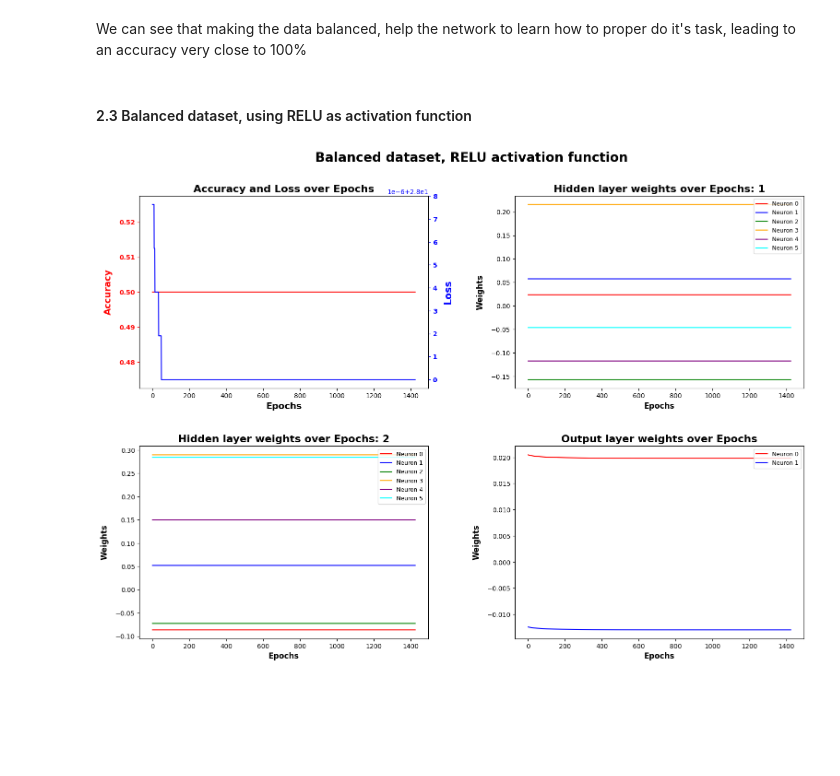
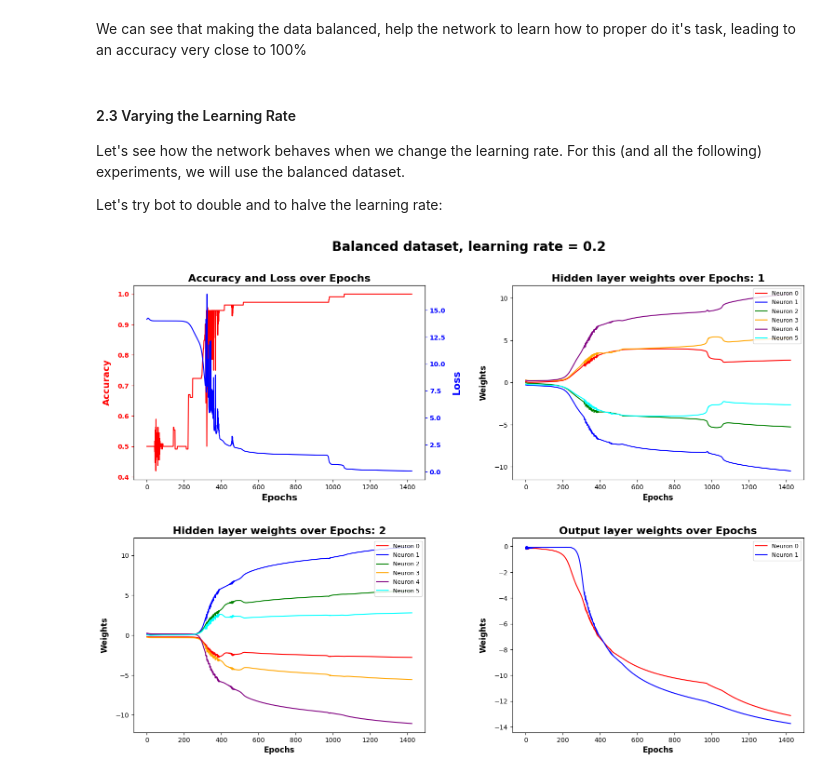
Before and after one commit to IsacPasianotto/dlhw, a Jupyter notebook: Assignment-00/Solution.ipynb, the cells around one changed output. Saved outputs shown, nothing was run; the diff lists cells and outputs as text; code cells hidden in the pictures; blank space fills up the shorter version.

```diff
--- a/Assignment-00/Solution.ipynb
+++ b/Assignment-00/Solution.ipynb
@@ -52,8 +66,8 @@ train_tds: TensorDataset = TensorDataset(x, y)
 train_balanced_tds: TensorDataset = TensorDataset(x_balanced, y_balanced)
 
 # Putting batch_size = # of elements will make the algorithm perform GD instead of SGD
-train_tdl: DataLoader = DataLoader(train_tds, batch_size=len(train_tds))
-train_balanced_tdl: DataLoader = DataLoader(train_balanced_tds, batch_size=len(train_balanced_tds))
+train_tdl: DataLoader = DataLoader(train_tds, batch_size=len(train_tds), shuffle=True)
+train_balanced_tdl: DataLoader = DataLoader(train_balanced_tds, batch_size=len(train_balanced_tds), shuffle=True)
 # %% [markdown]
 ## 1. Network definition
 
@@ -123,15 +137,14 @@ class paper_net(torch.nn.Module):
         x = self.act_fun(self.output(x))
         return x
 # %%
-def loss_fn(y_pred: Tensor, y_true: Tensor, dtype: torch.dtype = STD_DTYPE) -> Tensor:
+def loss_fn(y_pred: Tensor, y_true: Tensor) -> Tensor:
     """
     Compute the loss function.
     :param y_pred: the predicted values.
     :param y_true: the true values.
-    :param dtype: the data type of the tensors. Default is torch.float32.
     :return: the loss value.
     """
-    return .5 * torch.sum(torch.pow(y_pred - y_true, 2), dtype=dtype)
+    return .5 * torch.sum(torch.pow(y_pred - y_true, 2))
 # %% [markdown]
 #### 1.1 Training the network, storing the weights and the losses
 
@@ -146,7 +159,6 @@ def train_net(net: torch.nn.Module,
               loss_function = loss_fn,
               n_epochs: int = N_HEPOCHS,
               lr: float = 0.1,
-              mom: float = 0.9,
               dtype: torch.dtype = STD_DTYPE,
               debug: bool = False,
               verbose: bool = False
@@ -179,7 +191,7 @@ def train_net(net: torch.nn.Module,
         for x, y in data:
             optimizer.zero_grad()
             y_pred = net(x)
-            l = loss_function(y_pred, y, dtype=dtype)
+            l = loss_function(y_pred, y)
             losses[epoch] = l.item()
 
             with torch.no_grad():
@@ -314,15 +326,20 @@ plot_all(h_lay_01, o_lay_01, acc_01, loss_01, "Balanced dataset")
 # %% [markdown]
 We can see that making the data balanced, help the network to learn how to proper do it's task, leading to an accuracy very close to 100%
 # %% [markdown]
-#### 2.3 Balanced dataset, using RELU as activation function
+#### 2.3 Varying the Learning Rate
+
+Let's see how the network behaves when we change the learning rate. For this (and all the following) experiments, we will use the balanced dataset.
+
+Let's try bot to double and to halve the learning rate:
 # %%
-model_02 = paper_net(func=torch.nn.ReLU())
+model_02 = paper_net()
 h_lay_02: Tensor = torch.zeros(N_HEPOCHS, N_HIDDEN, N_DIGITS, dtype=STD_DTYPE)
 o_lay_02: Tensor = torch.zeros(N_HEPOCHS, 1, N_HIDDEN, dtype=STD_DTYPE)
 acc_02: Tensor = torch.zeros(N_HEPOCHS, dtype=STD_DTYPE)
 loss_02: Tensor = torch.zeros(N_HEPOCHS, dtype=STD_DTYPE)
 
-train_net(model_02, train_balanced_tdl, h_lay_02, o_lay_02, acc_02, loss_02, lr=0.005)
-plot_all(h_lay_02, o_lay_02, acc_02, loss_02, "Balanced dataset, RELU activation function")
+custom_lr = 0.2
+train_net(model_02, train_balanced_tdl, h_lay_02, o_lay_02, acc_02, loss_02, lr=custom_lr)
+plot_all(h_lay_02, o_lay_02, acc_02, loss_02, f"Balanced dataset, learning rate = {custom_lr}")
 # %% [output]
-[figure, old version]
+[figure, new version]
```
Also changed, not shown: parts of 14 cells of this notebook.
